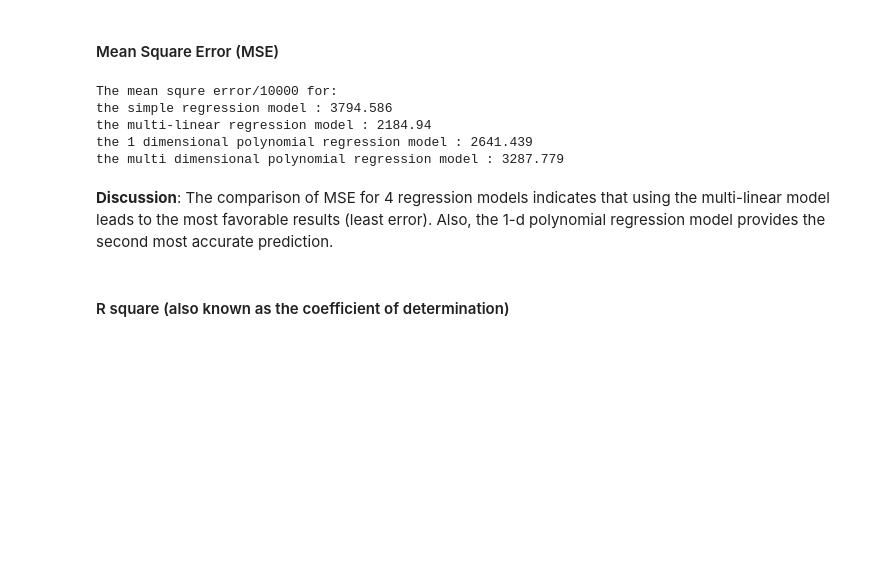
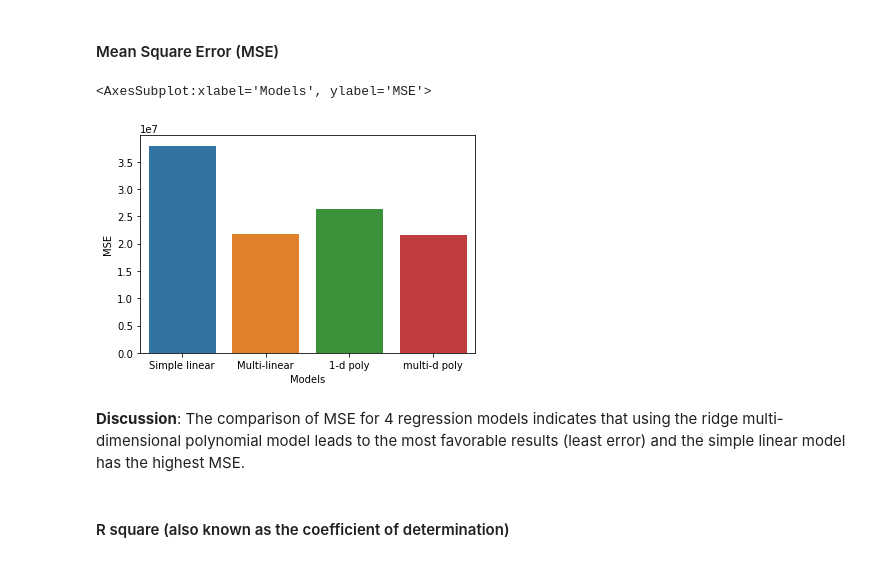
Before and after one commit to Farhad-Davaripour/Step_by_Step_Data_Analysis_Auto_Dataset, a Jupyter notebook: Code_Python.ipynb, the cells around one changed output. Saved outputs shown, nothing was run; the diff lists cells and outputs as text; code cells hidden in the pictures; blank space fills up the shorter version.

```diff
--- a/Code_Python.ipynb
+++ b/Code_Python.ipynb
@@ -653,24 +653,19 @@ Let's evaluate the regression model developed above using **mean square error (M
 # %% [markdown]
 #### Mean Square Error (MSE)
 # %%
+%%capture --no-display
 mse_lr = mse(yhat_lr,y_test)## simple regression model
 mse_mlr = mse(yhat_mlr,y_test) ## multi-linear regression model
 mse_p = mse(yhat_1d_pr,y_test)## 1-dimensional polynomial regression model
-mse_mp = mse(yhat_md_pr,y_test)## multi-dimensional polynomial regression model
+mse_mp_ridge = mse(yhat_ridge,y_test)## Ridge polynomial regression model
 ##
-print(f"""The mean squre error/10000 for:
-the simple regression model : {round(mse_lr/10000,3)}
-the multi-linear regression model : {round(mse_mlr/10000,3)}
-the 1 dimensional polynomial regression model : {round(mse_p/10000,3)}
-the multi dimensional polynomial regression model : {round(mse_mp/10000,3)}""")
+df_mse = pd.DataFrame({'MSE':[mse_lr,mse_mlr,mse_p,mse_mp_ridge],'Models':['Simple linear','Multi-linear','1-d poly','multi-d poly']})
+sns.barplot(df_mse['Models'], df_mse['MSE'])
 # %% [output]
-The mean squre error/10000 for:
-the simple regression model : 3794.586
-the multi-linear regression model : 2184.94
-the 1 dimensional polynomial regression model : 2641.439
-the multi dimensional polynomial regression model : 3287.779
+<AxesSubplot:xlabel='Models', ylabel='MSE'>
+[figure, added]
 # %% [markdown]
-**Discussion**: The comparison of MSE for 4 regression models indicates that using the multi-linear model leads to the most favorable results (least error). Also, the 1-d polynomial regression model provides the second most accurate prediction.
+**Discussion**: The comparison of MSE for 4 regression models indicates that using the ridge multi-dimensional polynomial model leads to the most favorable results (least error) and the simple linear model has the highest MSE.
 # %% [markdown]
 #### R square (also known as the coefficient of determination)
 # %%
```
Also changed, not shown: parts of 20 cells of this notebook.
